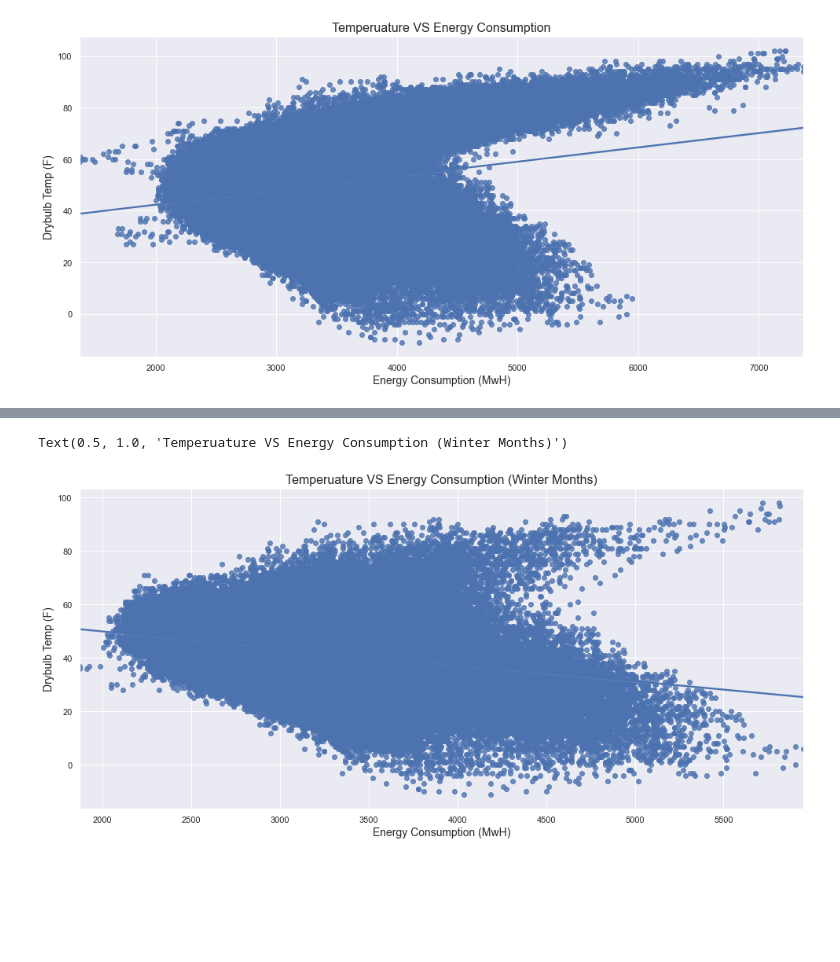
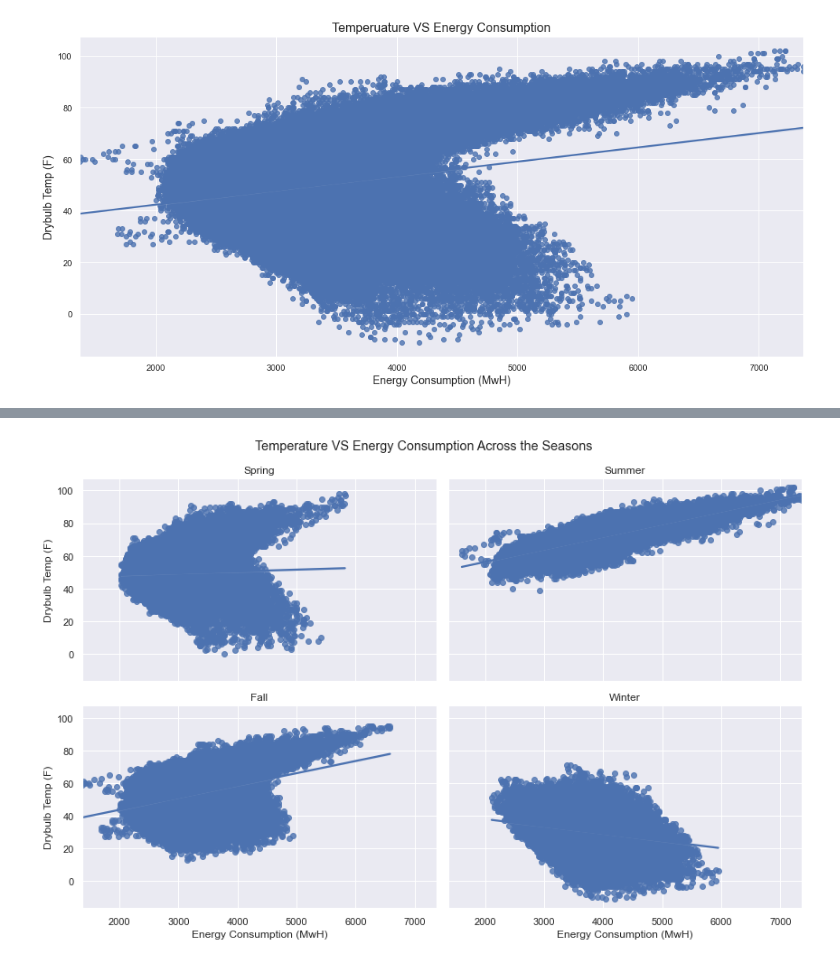
Before and after one commit to thenoaimi/energy-consumption-repo, a Jupyter notebook: EDA.ipynb, the cells around one changed output, grey strips where cells are left out. Drawn from its saved outputs; the diff is of its cells as text; code cells hidden in the pictures; blank space fills up the shorter version.

```diff
--- a/EDA.ipynb
+++ b/EDA.ipynb
@@ -240,10 +245,14 @@ Text(0.5, 0, 'Energy consumption in MwH')
 [figure]
 # %%
 def season(month):
-    if month in [6,7,8,9,10]:
-        return "summer"
+    if month in [3, 4, 5]:
+        return 'Spring'
+    elif month in [6, 7, 8]:
+        return 'Summer'
+    elif month in [9, 10, 11]:
+        return 'Fall'
     else:
-        return "winter"
+        return 'Winter'
 
 tempdf = df.copy()
 tempdf['season'] = tempdf.month.apply(season)
@@ -266,8 +267,33 @@ Text(0.5, 1.0, 'Temperuature VS Energy Consumption (Summer Months)')
-# %%
-sns.regplot('demand', 'drybulb', data=tempdf[tempdf['season'] == 'winter'])
-plt.xlabel('Energy Consumption (MwH)', fontsize=14)
-plt.ylabel('Drybulb Temp (F)', fontsize=14)
-plt.title('Temperuature VS Energy Consumption (Winter Months)', fontsize=16)
-# %% [output]
-Text(0.5, 1.0, 'Temperuature VS Energy Consumption (Winter Months)')
-[figure, removed]
+# %%
+fig, axes = plt.subplots(2, 2, sharex=True, sharey=True, figsize=(12, 8))
+fig.suptitle('Temperature VS Energy Consumption Across the Seasons')
+# axes[0, 0].set_ylabel('Drybulb Temp (F)')
+# axes[1, 0].set_ylabel('Drybulb Temp (F)')
+
+# Spring
+sns.regplot('demand', 'drybulb', data=tempdf[tempdf['season'] == 'Spring'], ax=axes[0, 0])
+axes[0, 0].set_title('Spring')
+axes[0, 0].set_ylabel('Drybulb Temp (F)')
+axes[0, 0].set(xlabel=None)
+
+# Summer
+sns.regplot('demand', 'drybulb', data=tempdf[tempdf['season'] == 'Summer'], ax=axes[0, 1])
+axes[0, 1].set_title('Summer')
+axes[0, 1].set(xlabel=None, ylabel=None)
+
+# Fall
+sns.regplot('demand', 'drybulb', data=tempdf[tempdf['season'] == 'Fall'], ax=axes[1, 0])
+axes[1, 0].set_title('Fall')
+axes[1, 0].set_ylabel('Drybulb Temp (F)')
+axes[1, 0].set_xlabel('Energy Consumption (MwH)')
+
+# Winter
+sns.regplot('demand', 'drybulb', data=tempdf[tempdf['season'] == 'Winter'], ax=axes[1, 1])
+axes[1, 1].set_title('Winter')
+axes[1, 1].set_xlabel('Energy Consumption (MwH)')
+axes[1, 1].set(ylabel=None)
+
+# Setting subplot parameters
+fig.tight_layout()
+# %% [output]
+[figure, added]
```
Also changed, not shown: parts of 3 cells of this notebook.
